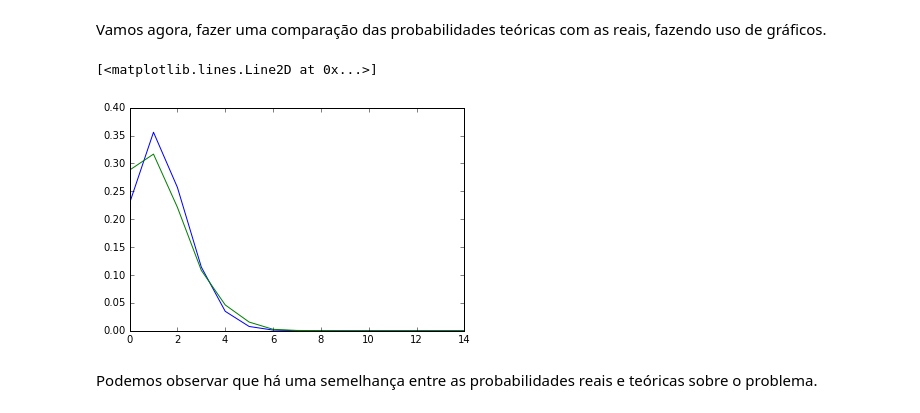
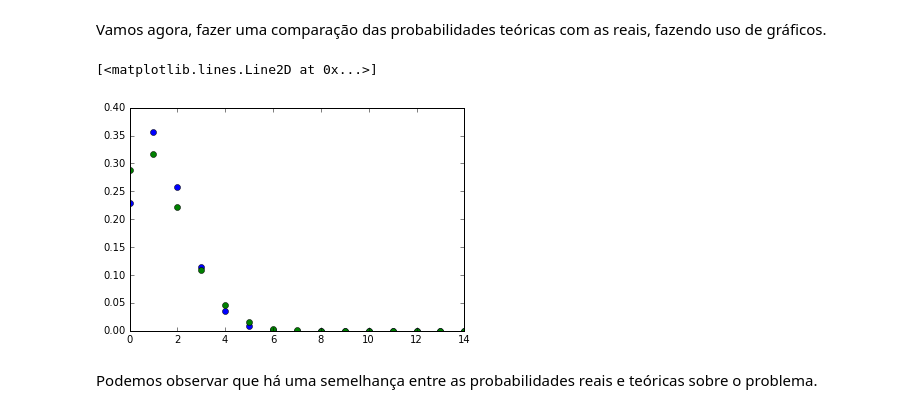
Before and after one commit to noronhaluigi/CD, a Jupyter notebook: Aula10 Atividade Modelos probabilísticos discretos (1).ipynb, the cells around one changed output. Drawn from its saved outputs; the diff is of its cells as text; code cells hidden in the pictures.

```diff
--- a/Aula10 Atividade Modelos probabilísticos discretos (1).ipynb
+++ b/Aula10 Atividade Modelos probabilísticos discretos (1).ipynb
@@ -238,14 +258,14 @@ Podemos perceber que a variância nos dados teóricos é de sqrt(1.26), que vale
 # %% [markdown]
 Vamos agora, fazer uma comparação das probabilidades teóricas com as reais, fazendo uso de gráficos.
 # %%
-pylab.plot(x,pmf)
+plt.plot(x,pmf, 'o')
 
 import matplotlib.pyplot as plt
 lista_rel2 = [0.28800, 0.31666,0.22133,0.10833,0.04633,0.01566,0.00266,0.00066,0.00033, 0, 0, 0, 0, 0, 0]
-plt.plot(x,lista_rel2)
+plt.plot(x,lista_rel2, 'o')
 # %% [output]
 [<matplotlib.lines.Line2D at 0x...>]
-[figure, old version]
+[figure, new version]
 # %% [markdown]
 Podemos observar que há uma semelhança entre as probabilidades reais e teóricas sobre o problema.
 # %% [markdown]
```
Also changed, not shown: parts of 2 cells of this notebook.
